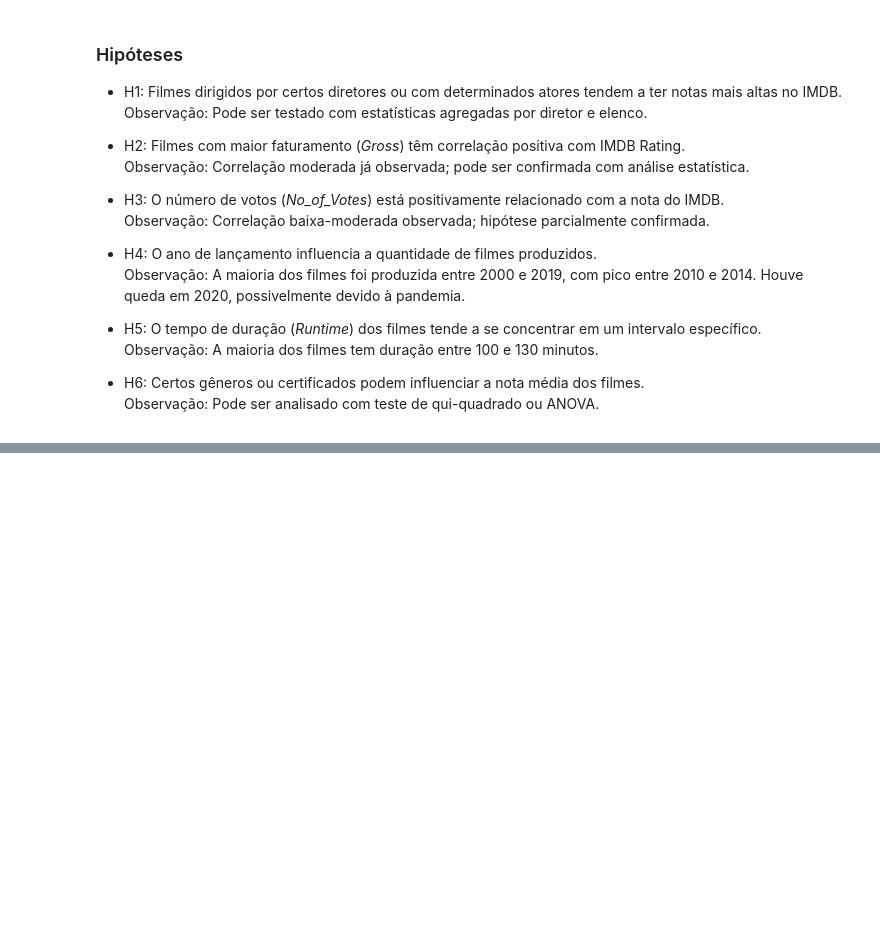
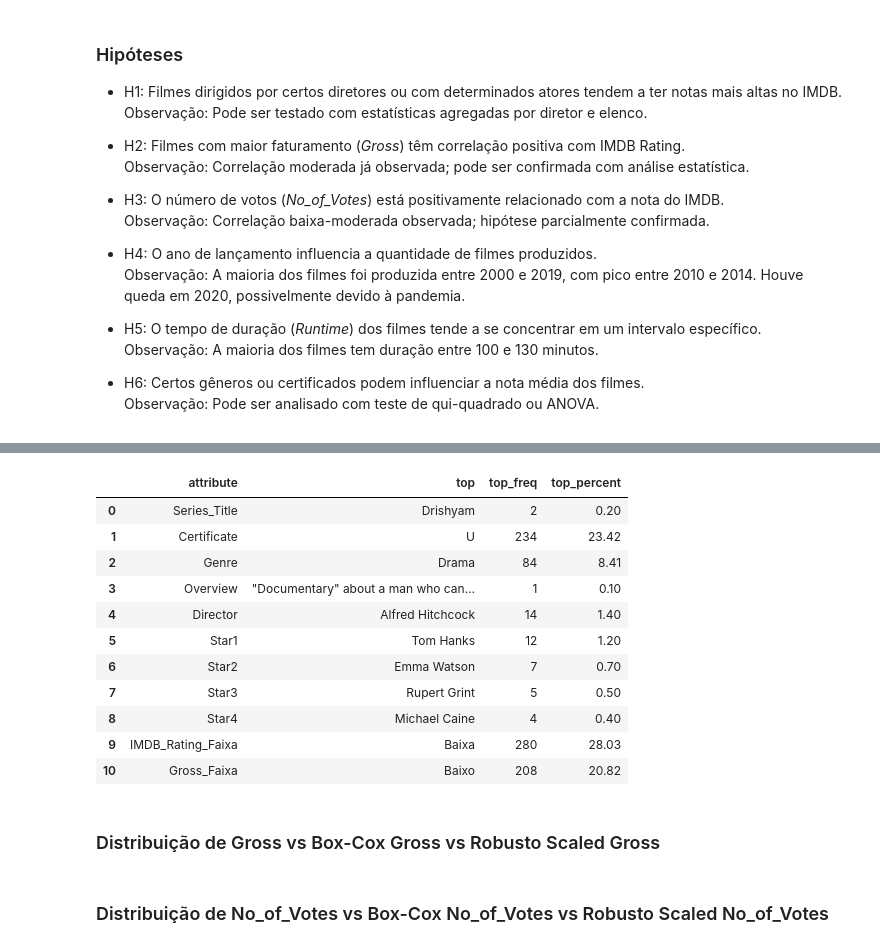
Before and after one commit to thiagogsdsa/LH_CD_THIAGO_GS, a Jupyter notebook: notebooks/1.0.lh_cd_thiago_gs.ipynb, the cells around one changed output, grey strips where cells are left out. Saved outputs shown, nothing was run; the diff lists cells and outputs as text; code cells hidden in the pictures; blank space fills up the shorter version.

```diff
--- a/notebooks/1.0.lh_cd_thiago_gs.ipynb
+++ b/notebooks/1.0.lh_cd_thiago_gs.ipynb
@@ -952,0 +904,17 @@ plt.show()
+# %%
+df_transformed_info['categorical_stats']
+# %% [output]
+|  | attribute | top | top_freq | top_percent |
+| 0 | Series_Title | Drishyam | 2 | 0.20 |
+| 1 | Certificate | U | 234 | 23.42 |
+| 2 | Genre | Drama | 84 | 8.41 |
+| 3 | Overview | "Documentary" about a man who can... | 1 | 0.10 |
+| 4 | Director | Alfred Hitchcock | 14 | 1.40 |
+| 5 | Star1 | Tom Hanks | 12 | 1.20 |
+| 6 | Star2 | Emma Watson | 7 | 0.70 |
+| 7 | Star3 | Rupert Grint | 5 | 0.50 |
+| 8 | Star4 | Michael Caine | 4 | 0.40 |
+| 9 | IMDB_Rating_Faixa | Baixa | 280 | 28.03 |
+| 10 | Gross_Faixa | Baixo | 208 | 20.82 |
+# %% [markdown]
+### Distribuição de Gross vs Box-Cox Gross vs Robusto Scaled Gross
@@ -952,0 +927,2 @@ plt.show()
+# %% [markdown]
+### Distribuição de No_of_Votes vs Box-Cox No_of_Votes vs Robusto Scaled No_of_Votes
```
Also changed, not shown: parts of 50 cells of this notebook, 4 other files.
